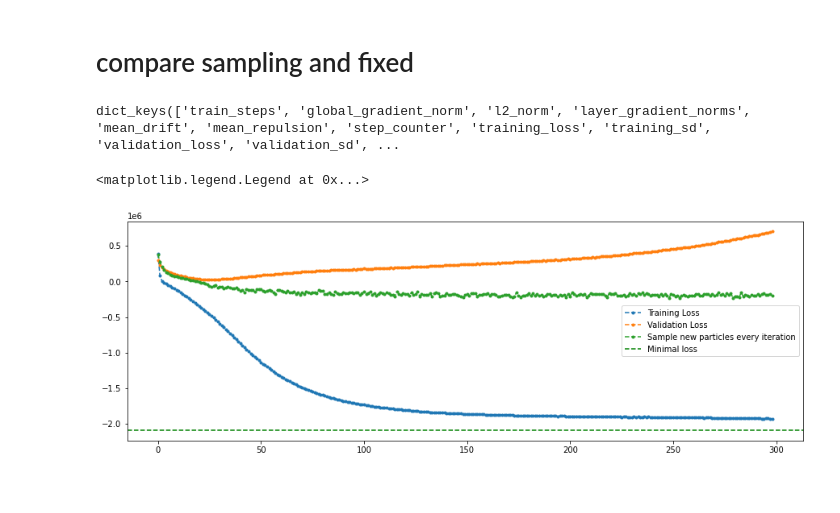
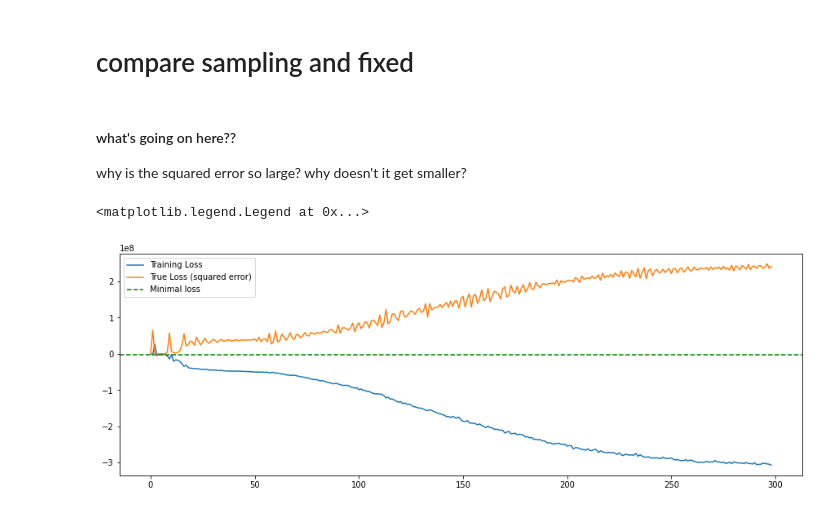
Before and after one commit to ratschlab/projects-2020-Neural-SVGD, a Jupyter notebook: notebooks/bayesian-neural-network/compare-sampleing-and-fixed-particles.ipynb, the cells around one changed output. Saved outputs shown, nothing was run; the diff lists cells and outputs as text; code cells hidden in the pictures.

```diff
--- a/notebooks/bayesian-neural-network/compare-sampleing-and-fixed-particles.ipynb
+++ b/notebooks/bayesian-neural-network/compare-sampleing-and-fixed-particles.ipynb
@@ -40,7 +40,7 @@ from jax import jit, grad, value_and_grad
 # Config
 key = random.PRNGKey(0)
 MAX_TRAIN_STEPS = 100  # df 100
-META_LEARNING_RATE = 5e-4  # df 1e-3; should be as high as possible; regularize w/ max steps
+META_LEARNING_RATE = 5e-3  # df 1e-3; should be as high as possible; regularize w/ max steps
 PATIENCE = 5  # df 5; early stopping not v helpful, bc we overfit on all ps
 
 NUM_SAMPLES = 100
@@ -48,7 +48,7 @@ DISABLE_PROGRESS_BAR = False
 USE_PMAP = False
 
 BATCH_SIZE = 128
-LAMBDA_REG = 10**2
+LAMBDA_REG = 100
 STEP_SIZE = 4e-5
 PATIENCE = 15
 MAX_TRAIN_STEPS = 100
@@ -181,9 +182,13 @@ DeviceArray([ 0.        ,  0.        ,  0.        , ..., -0.09574028,
 # %%
-rdata = {}
-for _ in tqdm(range(100)):
-    key, subkey = random.split(key)
-    xs = init_particles_fn(subkey)
-    neural_grad.params, adam_state, aux = sel_step(xs, neural_grad.params, adam_state)
-    metrics.append_to_log(rdata, aux)
+# rdata = {}
+# min_sqe_params = neural_grad.params
+# for _ in tqdm(range(300)):
+#     key, subkey = random.split(key)
+#     xs = init_particles_fn(subkey)
+#     min_sqe_params, adam_state, aux = sel_step(xs, min_sqe_params, adam_state)
+#     metrics.append_to_log(rdata, aux)
 
-plt.plot(rdata['loss'])
+# plt.plot(rdata['loss'])
+
+# v = utils.negative(neural_grad.get_field(xs, min_sqe_params))
+# stein.stein_discrepancy_hutchinson(subkey, xs, logp, v)
@@ -201,6 +200,7 @@ split_particles = particles.next_batch(subkey, n_train_particles=75)
 split_dlogp = [minibatch_vdlogp(x, first_batch)
                for x in split_particles]
 # %%
+# fixed
 for _ in tqdm(range(300)):
     neural_grad.step(*split_particles, *split_dlogp)
     metrics.append_to_log(
@@ -209,7 +209,9 @@ for _ in tqdm(range(300)):
             "squared_error": squared_error_loss(
                 neural_grad.params, split_particles[0]),
             "val_squared_error": squared_error_loss(
-                neural_grad.params, split_particles[1])
+                neural_grad.params, split_particles[1]),
+            "l1_error": l1_error(
+                neural_grad.params, split_particles[0])
         }
     )
 # %%
@@ -227,18 +242,17 @@ for _ in tqdm(range(300)):
-# %%
-neural_grad.rundata.keys()
-# %% [output]
-dict_keys(['train_steps', 'global_gradient_norm', 'l2_norm', 'layer_gradient_norms', 'mean_drift', 'mean_repulsion', 'step_counter', 'training_loss', 'training_sd', 'validation_loss', 'validation_sd', ...
+# %% [markdown]
+#### what's going on here??
+why is the squared error so large? why doesn't it get smaller?
 # %%
-# generate markings based on num_steps
 a = 0
 b = -1
 plt.subplots(figsize=[15, 5])
-plt.plot(neural_grad.rundata['training_loss'][a:b], "--.", label="Training Loss")
-plt.plot(neural_grad.rundata['validation_loss'][a:b], "--.", label="Validation Loss")
-plt.plot(neural_grad2.rundata['training_loss'][a:b], "--.", label="Sample new particles every iteration")
+plt.plot(neural_grad.rundata['loss'][a:b], label="Training Loss")
+# plt.plot(neural_grad.rundata['validation_loss'][a:b], label="Validation Loss")
+plt.plot(neural_grad.rundata['squared_error'][a:b], label="True Loss (squared error)")
+# plt.plot(neural_grad2.rundata['training_loss'][a:b], label="Sample new particles every iteration")
 
 plt.axhline(y=min_loss, label="Minimal loss", linestyle="--", color="g")
 plt.legend()
 # %% [output]
 <matplotlib.legend.Legend at 0x...>
-[figure, old version]
+[figure, new version]
```
Also changed, not shown: parts of 20 cells of this notebook, 2 other files.
